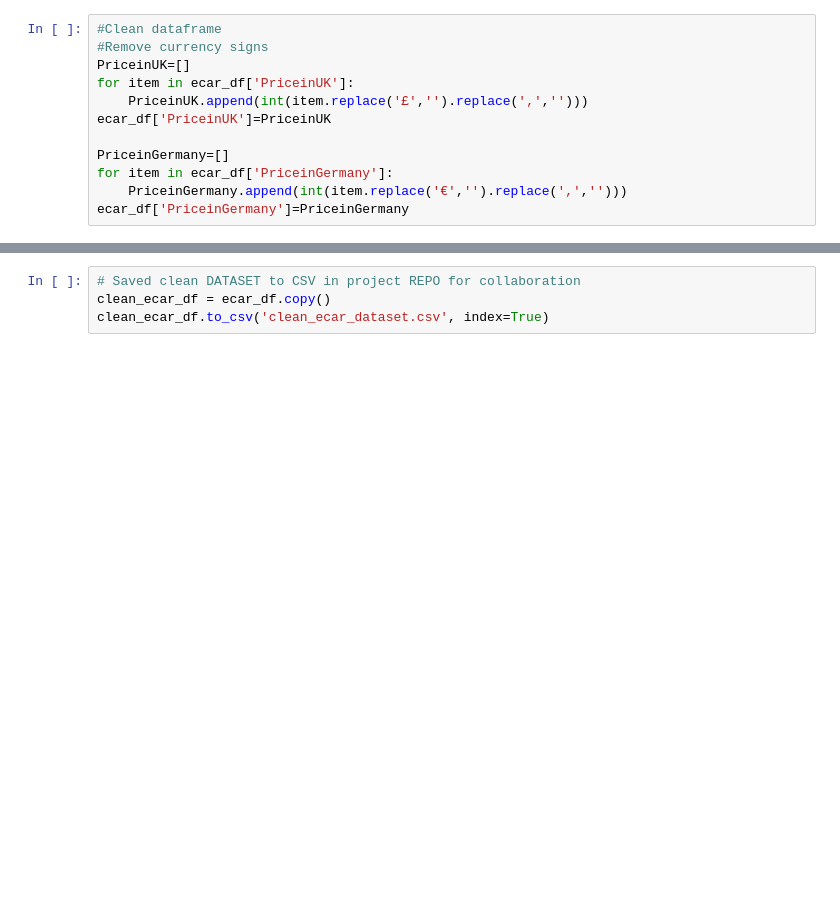
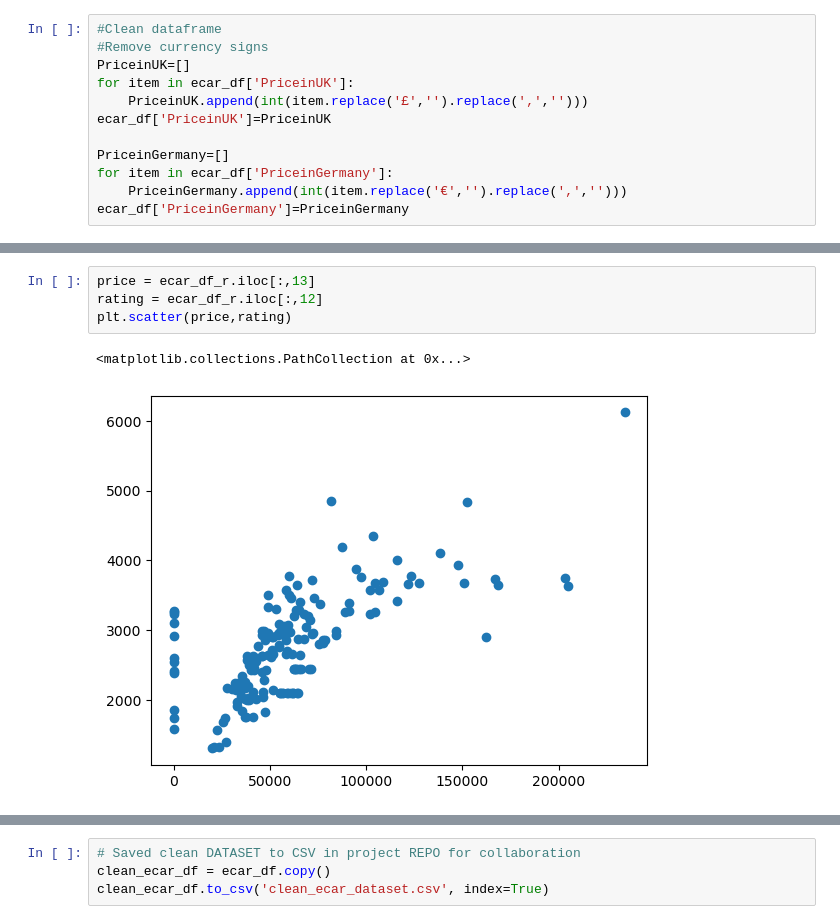
Before and after one commit to juanreyes97/project1_team5, a Jupyter notebook: Electric Cars Poyect.ipynb, the cells around one changed output, grey strips where cells are left out. Saved outputs shown, nothing was run; the diff lists cells and outputs as text; blank space fills up the shorter version.

```diff
--- a/Electric Cars Poyect.ipynb
+++ b/Electric Cars Poyect.ipynb
@@ -107,0 +204,7 @@ ecar_df.head()
+# %%
+price = ecar_df_r.iloc[:,13]
+rating = ecar_df_r.iloc[:,12]
+plt.scatter(price,rating)
+# %% [output]
+<matplotlib.collections.PathCollection at 0x...>
+[figure, added]
```
Also changed, not shown: parts of 44 cells of this notebook, 6 other files.
